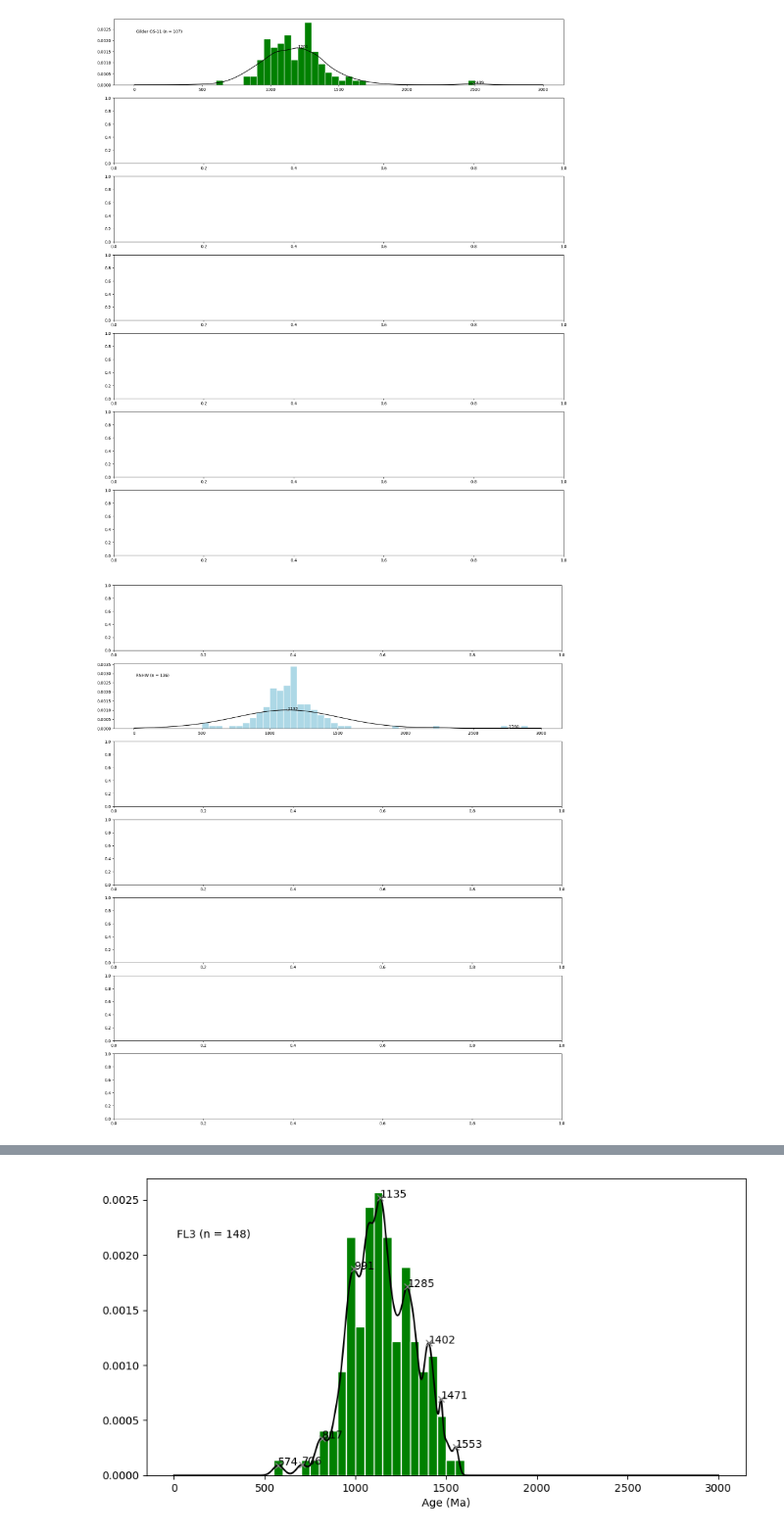
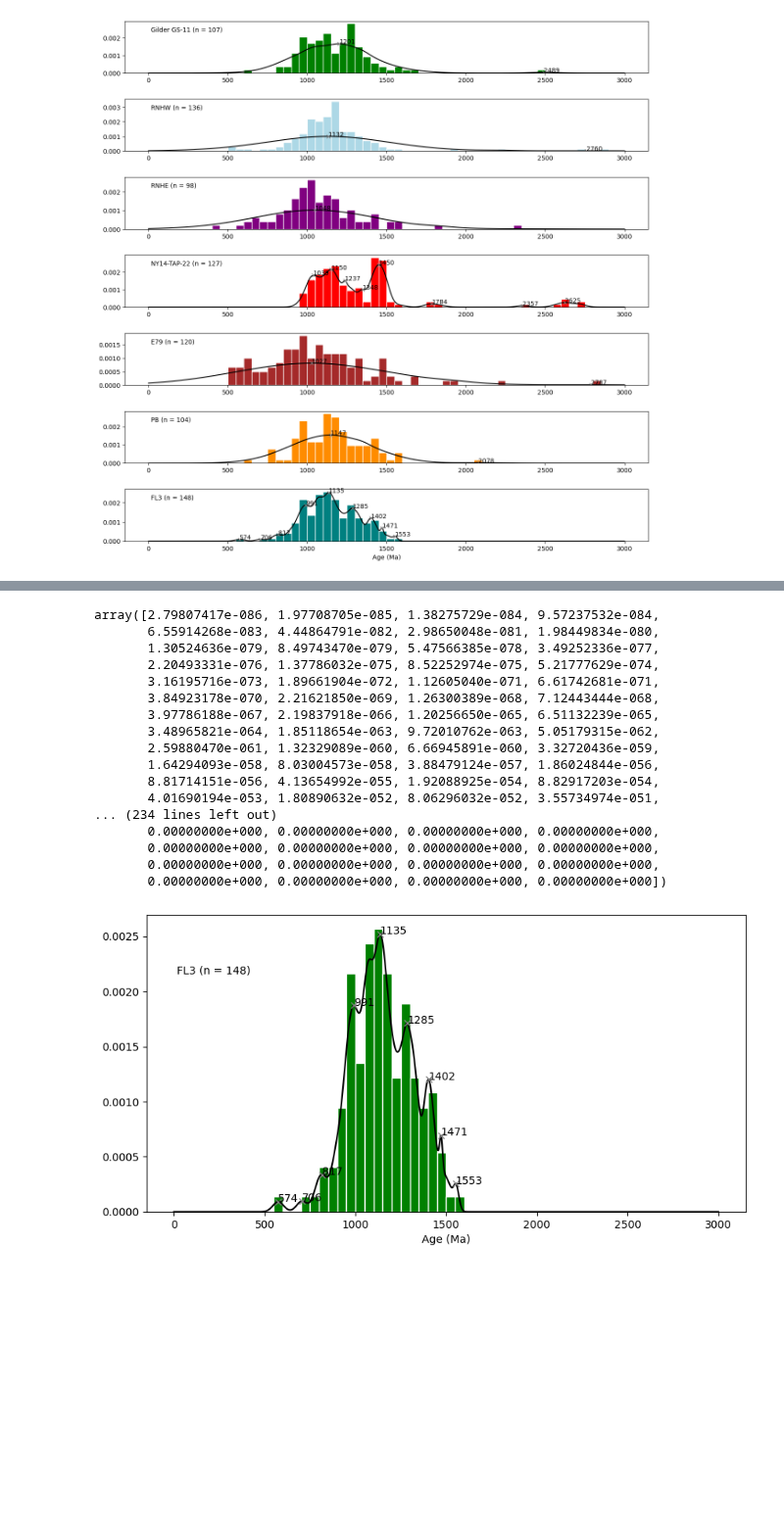
Before and after one commit to gymontes/ZirconRep, a Jupyter notebook: zircon-random.ipynb, the cells around one changed output, grey strips where cells are left out. Shown at 98% size. Cells and saved outputs as stored; diff of their text form; code cells hidden in the pictures; blank space fills up the shorter version.

Commit message:
Fixed a bug that plotted the axes despite the parameter plot being filled with False

```diff
--- a/zircon-random.ipynb
+++ b/zircon-random.ipynb
@@ -31,6 +31,10 @@ def kde_calc_plot(file_name, width, height, c, lower, upper, nums, num_bins, col
     # Provides length of new_list; used later on during plotting
     num_samples = len(new_list)
     counter = 0
+
+    if plot == True:
+        fig, ax = plt.subplots(len(new_list), 1, figsize=(width, height))
+        plt.subplots_adjust(wspace = 0.5, hspace = 0.5)
 
     # Joins corresponding values in new_list, color_list, and error_list and iterates through them
     for column, the_color, error_col in zip(new_list, color_list, error_list):
@@ -59,8 +63,6 @@ def kde_calc_plot(file_name, width, height, c, lower, upper, nums, num_bins, col
         y_vals = total_sum/len(data)
 
         if plot == True:
-            fig, ax = plt.subplots(len(new_list), 1, figsize=(width, height))
-
             # Plots histogram and KDE
             if hist_input == True and kde_input == True:
                 if single_data == True:
@@ -112,7 +114,8 @@ def kde_calc_plot(file_name, width, height, c, lower, upper, nums, num_bins, col
             counter += 1
 
     # Labels x-axis
-    plt.xlabel('Age (Ma)')
+    if plot == True:
+        plt.xlabel('Age (Ma)')
 
     # Saves final graphs as pngs
     if save == True:
@@ -125,9 +128,8 @@ def kde_calc_plot(file_name, width, height, c, lower, upper, nums, num_bins, col
     if return_y == True:
         return y_vals
 # %%
-kde_calc_plot('ForAgeCalc.xlsx', 20, 24, 1.04, 0, 3000, 1000, 50,
+kde_calc_plot('ForAgeCalc.xlsx', 15, 15, 1.04, 0, 3000, 1000, 50,
               ['green', 'lightblue', 'purple', 'red', 'brown', 'darkorange', 'teal'],
-              True, True, False, False, None, True, False)
+              True, True, False, False, None, True, True)
 # %% [output]
-[figure, old version]
+[figure, new version]
-[figure, removed]
@@ -139,3 +136,20 @@ kde_calc_plot('ForAgeCalc.xlsx', 20, 24, 1.04, 0, 3000, 1000, 50,
+array([2.79807417e-086, 1.97708705e-085, 1.38275729e-084, 9.57237532e-084,
+       6.55914268e-083, 4.44864791e-082, 2.98650048e-081, 1.98449834e-080,
+       1.30524636e-079, 8.49743470e-079, 5.47566385e-078, 3.49252336e-077,
+       2.20493331e-076, 1.37786032e-075, 8.52252974e-075, 5.21777629e-074,
+       3.16195716e-073, 1.89661904e-072, 1.12605040e-071, 6.61742681e-071,
+       3.84923178e-070, 2.21621850e-069, 1.26300389e-068, 7.12443444e-068,
+       3.97786188e-067, 2.19837918e-066, 1.20256650e-065, 6.51132239e-065,
+       3.48965821e-064, 1.85118654e-063, 9.72010762e-063, 5.05179315e-062,
+       2.59880470e-061, 1.32329089e-060, 6.66945891e-060, 3.32720436e-059,
+       1.64294093e-058, 8.03004573e-058, 3.88479124e-057, 1.86024844e-056,
+       8.81714151e-056, 4.13654992e-055, 1.92088925e-054, 8.82917203e-054,
+       4.01690194e-053, 1.80890632e-052, 8.06296032e-052, 3.55734974e-051,
+... (234 lines left out)
+       0.00000000e+000, 0.00000000e+000, 0.00000000e+000, 0.00000000e+000,
+       0.00000000e+000, 0.00000000e+000, 0.00000000e+000, 0.00000000e+000,
+       0.00000000e+000, 0.00000000e+000, 0.00000000e+000, 0.00000000e+000,
+       0.00000000e+000, 0.00000000e+000, 0.00000000e+000, 0.00000000e+000])
 # %%
 kde_calc_plot('ForAgeCalc.xlsx', 10, 5, 1.04, 0, 3000, 1000, 50,
               ['green', 'lightblue', 'purple', 'red', 'brown', 'darkorange', 'teal'],
```
Also changed, not shown: parts of 4 cells of this notebook.
